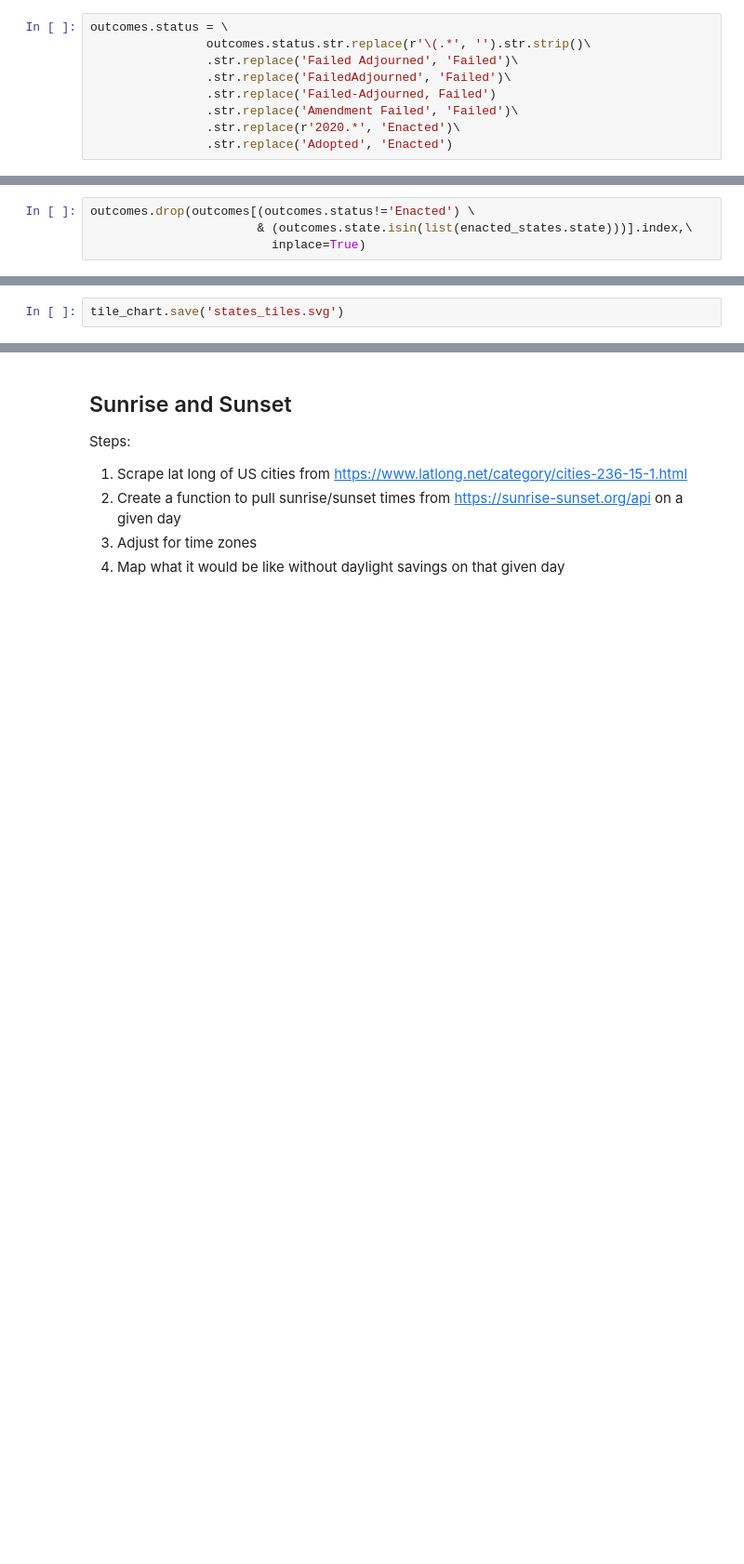
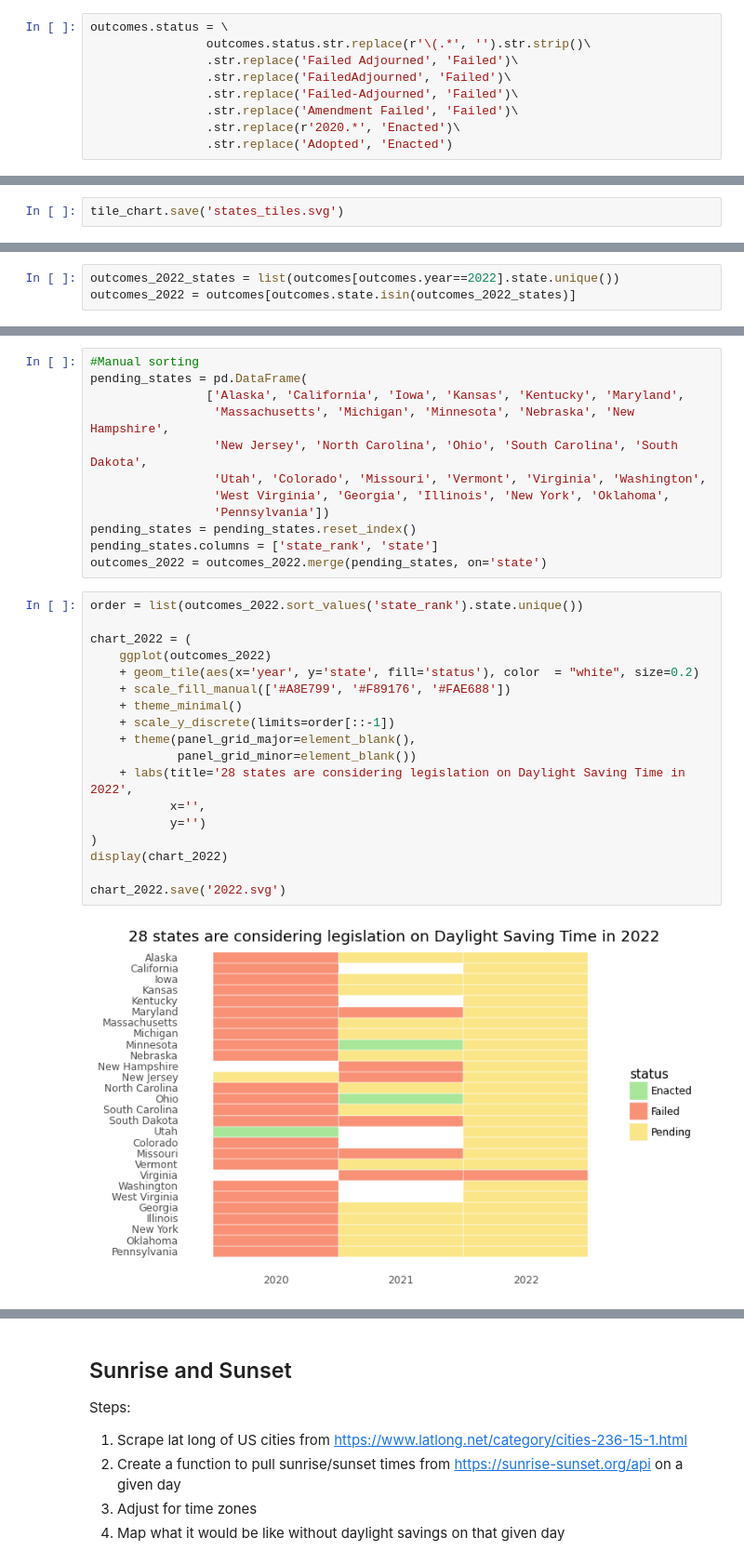
Before and after one commit to juliaingram/daylight-saving, a Jupyter notebook: daylight-savings.ipynb, the cells around one changed output, grey strips where cells are left out. Shown: that part at 93% size. Drawn from its saved outputs; the diff is of its cells as text; blank space fills up the shorter version.

```diff
--- a/daylight-savings.ipynb
+++ b/daylight-savings.ipynb
@@ -113,16 +108,12 @@ outcomes.status = \
                 outcomes.status.str.replace(r'\(.*', '').str.strip()\
                 .str.replace('Failed Adjourned', 'Failed')\
                 .str.replace('FailedAdjourned', 'Failed')\
-                .str.replace('Failed-Adjourned, Failed')
+                .str.replace('Failed-Adjourned', 'Failed')\
                 .str.replace('Amendment Failed', 'Failed')\
                 .str.replace(r'2020.*', 'Enacted')\
                 .str.replace('Adopted', 'Enacted')
 # %%
 enacted_states = outcomes[outcomes.status == 'Enacted']
-# %%
-outcomes.drop(outcomes[(outcomes.status!='Enacted') \
-                       & (outcomes.state.isin(list(enacted_states.state)))].index,\
-                         inplace=True)
 # %%
 outcomes.drop(outcomes[outcomes.status == 'Pre-filed'].index, inplace=True)
 # %%
@@ -152,0 +145,3 @@ tile_chart.save('states_tiles.svg')
+# %%
+outcomes_2022_states = list(outcomes[outcomes.year==2022].state.unique())
+outcomes_2022 = outcomes[outcomes.state.isin(outcomes_2022_states)]
@@ -152,0 +178,32 @@ tile_chart.save('states_tiles.svg')
+# %%
+#Manual sorting
+pending_states = pd.DataFrame(
+                ['Alaska', 'California', 'Iowa', 'Kansas', 'Kentucky', 'Maryland',
+                 'Massachusetts', 'Michigan', 'Minnesota', 'Nebraska', 'New Hampshire',
+                 'New Jersey', 'North Carolina', 'Ohio', 'South Carolina', 'South Dakota',
+                 'Utah', 'Colorado', 'Missouri', 'Vermont', 'Virginia', 'Washington',
+                 'West Virginia', 'Georgia', 'Illinois', 'New York', 'Oklahoma',
+                 'Pennsylvania'])
+pending_states = pending_states.reset_index()
+pending_states.columns = ['state_rank', 'state']
+outcomes_2022 = outcomes_2022.merge(pending_states, on='state')
+# %%
+order = list(outcomes_2022.sort_values('state_rank').state.unique())
+
+chart_2022 = (
+    ggplot(outcomes_2022)
+    + geom_tile(aes(x='year', y='state', fill='status'), color  = "white", size=0.2)
+    + scale_fill_manual(['#A8E799', '#F89176', '#FAE688'])
+    + theme_minimal()
+    + scale_y_discrete(limits=order[::-1])
+    + theme(panel_grid_major=element_blank(),
+            panel_grid_minor=element_blank())
+    + labs(title='28 states are considering legislation on Daylight Saving Time in 2022',
+           x='',
+           y='')
+)
+display(chart_2022)
+
+chart_2022.save('2022.svg')
+# %% [output]
+[figure, added]
```
Also changed, not shown: parts of 16 cells of this notebook, 36 other files.
